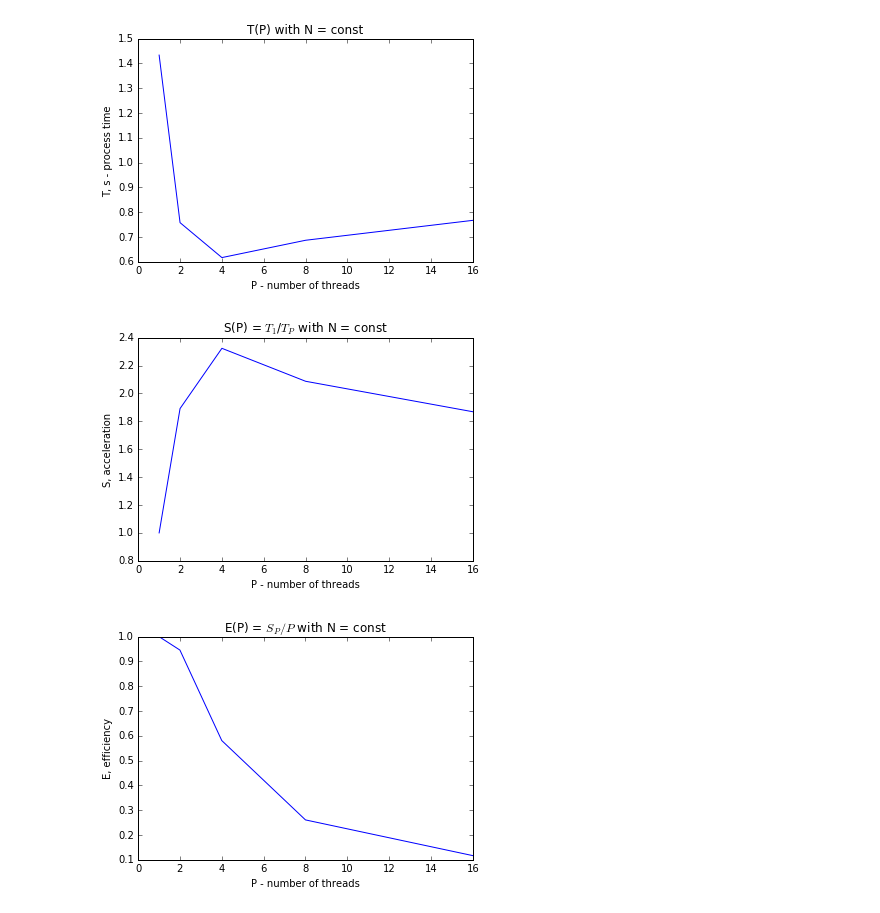
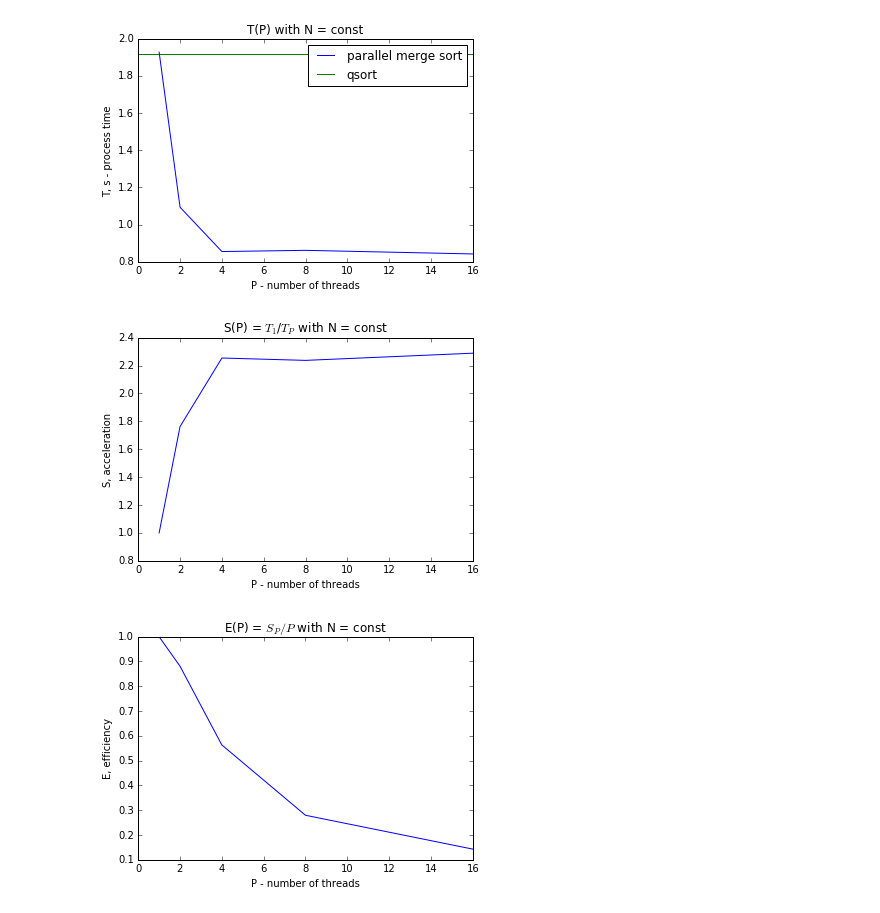
Before and after one commit to KomarovMikhail/multiproc, a Jupyter notebook: parallel_merge/parallel_merge_reseach.ipynb, the cells around one changed output. Drawn from its saved outputs; the diff is of its cells as text; code cells hidden in the pictures.

Commit message:
Changed merge function; change graphics, according to the new algorithm

```diff
--- a/parallel_merge/parallel_merge_reseach.ipynb
+++ b/parallel_merge/parallel_merge_reseach.ipynb
@@ -2,30 +2,33 @@
 import numpy as np
 import matplotlib.pyplot as plt
 # %%
-# n = 1000000 m = 40
+# n = 10^7 m = 10^4
 p = np.array([1, 2, 4 ,8, 16])
-t = np.array([1.433422, 0.757892, 0.617009, 0.686856, 0.767226])
+t = np.array([1.927227, 1.093496, 0.855163, 0.861623, 0.842237])
+
 s = t[0] / t
 e = s / p
 
 plt.title("T(P) with N = const")
 plt.xlabel("P - number of threads")
 plt.ylabel("T, s - process time")
-plt.plot(p, t)
+plt.hlines(1.918725, 0, 16, color='g', label='qsort')
+plt.plot(p, t, label='parallel merge sort')
+plt.legend()
 plt.show()
 
 plt.title("S(P) = $T_{1}$/$T_{P}$ with N = const")
 plt.xlabel("P - number of threads")
 plt.ylabel("S, acceleration")
 plt.plot(p, s)
 plt.show()
 
 plt.title("E(P) = $S_{P}/P$ with N = const")
 plt.xlabel("P - number of threads")
 plt.ylabel("E, efficiency")
 plt.plot(p, e)
 plt.show()
 # %% [output]
-[figure, old version]
+[figure, new version]
-[figure, old version]
+[figure, new version]
-[figure, old version]
+[figure, new version]
```
Also changed, not shown: 1 other file.
